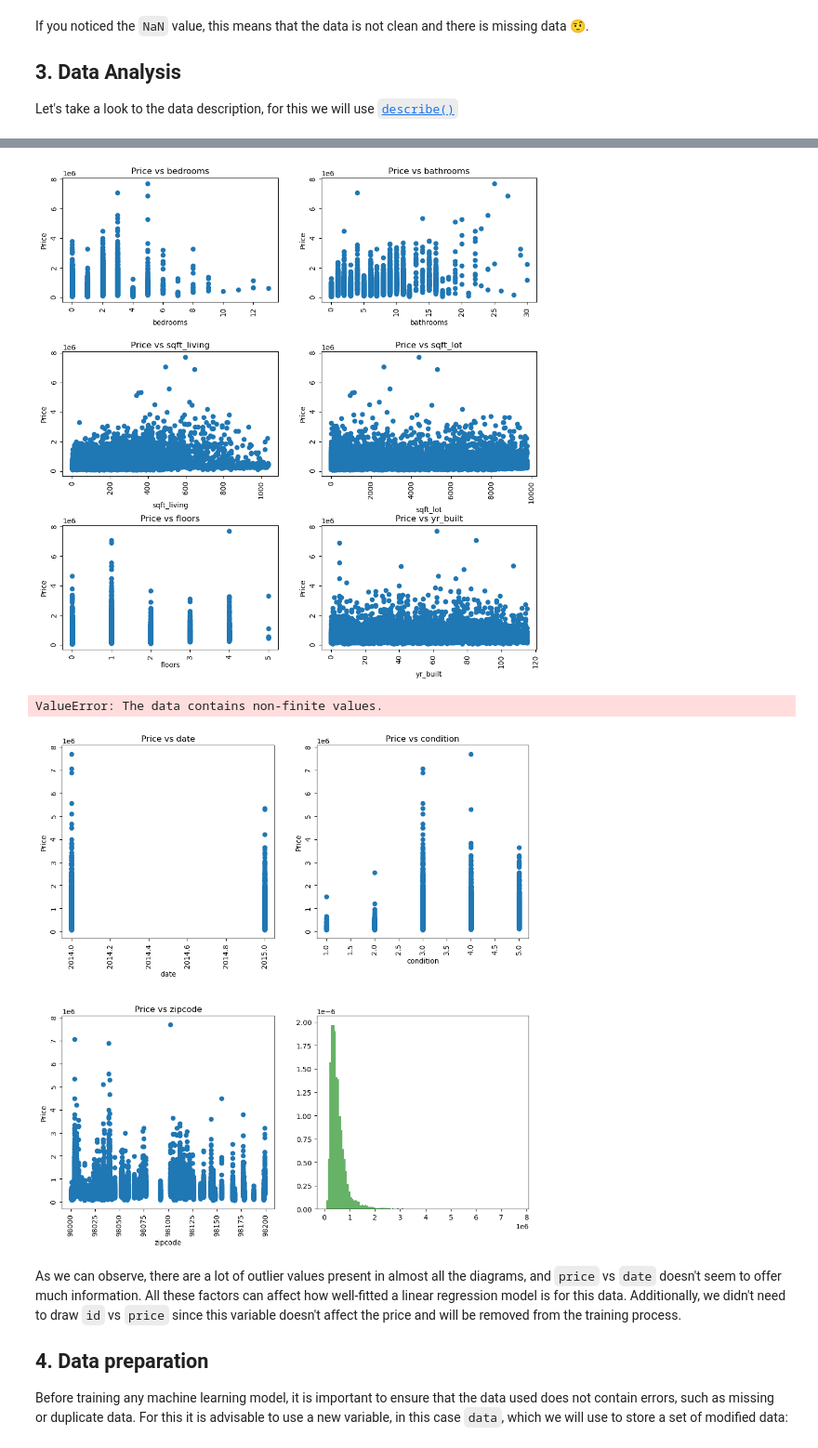
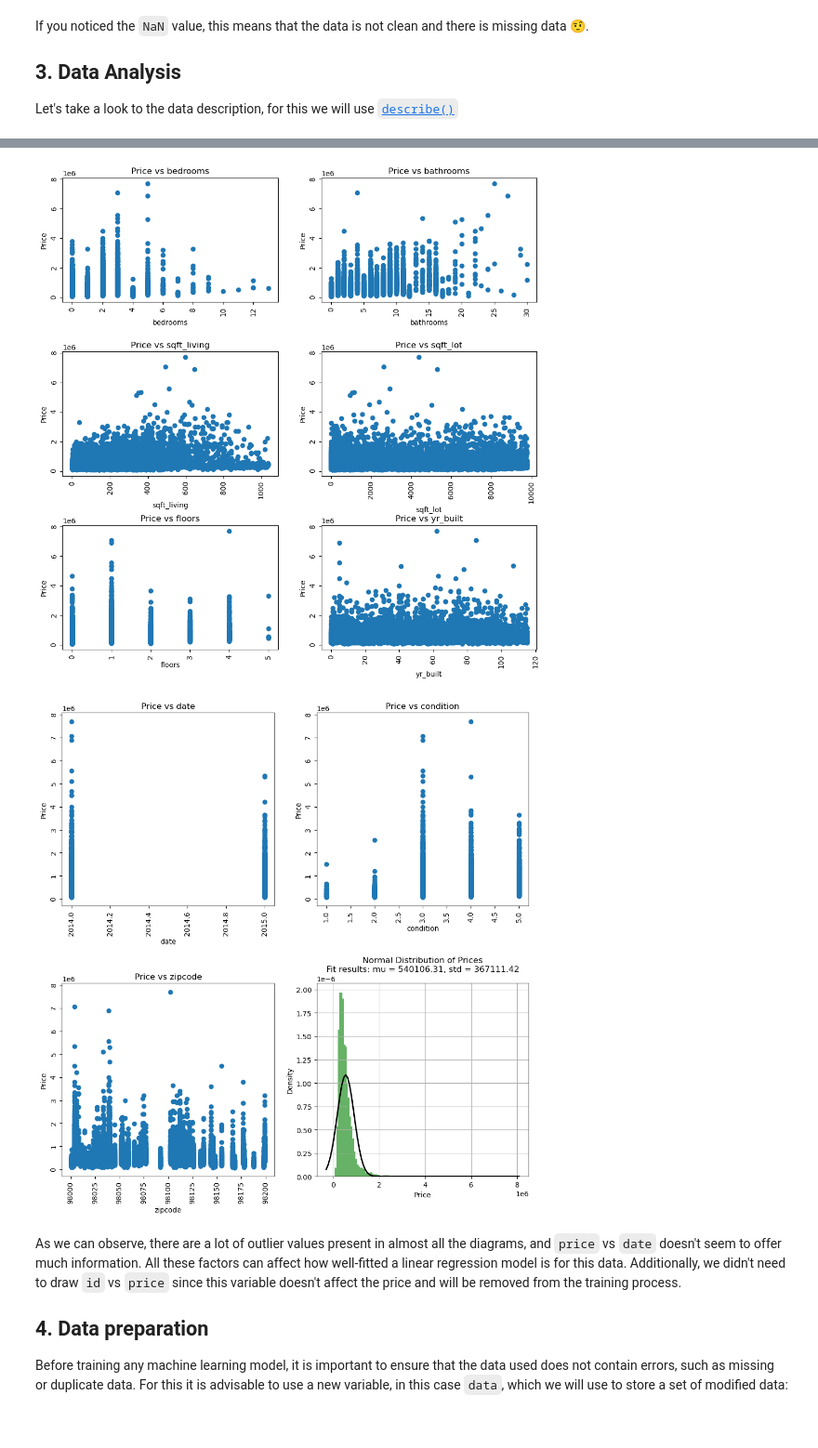
Before and after one commit to PedroTrujilloV/MLStuff, a Jupyter notebook: LinearRegression_Eng.ipynb, the cells around one changed output, grey strips where cells are left out. Shown: that part at 93% size. Saved outputs shown, nothing was run; the diff lists cells and outputs as text; code cells hidden in the pictures.

Commit message:
Fixed issue with diagrams

```diff
--- a/LinearRegression_Eng.ipynb
+++ b/LinearRegression_Eng.ipynb
@@ -92,15 +92,16 @@ Above we can see some statistics about each variable in our dataset, like the ho
 # Ensure inline display of plots in Jupyter notebooks
 %matplotlib inline
 
-
-# x_data_categ includes all columns except 'condition', 'zipcode', 'id', 'date', and 'price'
+# Drop specified columns to create a dataset of categorical variables
 x_data_categ = df_raw.drop(['condition', 'zipcode', 'id', 'date', 'price'], axis=1)
 
-# x_data_num includes all columns except 'id', 'bathrooms', 'bedrooms', 'sqft_lot', 'sqft_living', 'floors', 'yr_built', and 'price'
+# Drop specified columns to create a dataset of numerical variables
 x_data_num = df_raw.drop(['id', 'bathrooms', 'bedrooms', 'sqft_lot', 'sqft_living', 'floors', 'yr_built', 'price'], axis=1)
 
-# y_data_price contains the 'price' column
-y_data_price = df_raw['price']
+# Replace non-finite values in the 'price' column with the mean of the column
+price_mean = np.nanmean(df_raw['price'])
+y_data_price = df_raw['price'].fillna(price_mean)
+y_data_price = y_data_price.astype(int)
 
 # Create subplots with 3 rows and 2 columns, adjust the figure size
 figure, axis = plt.subplots(3, 2, figsize=(12, 12))
@@ -135,35 +136,34 @@ for (columnName, columnData) in x_data_num.items():
     flattenedAxis2[i].set_xlabel(columnName)  # Set the x-axis label
     flattenedAxis2[i].set_ylabel('Price')  # Set the y-axis label
     flattenedAxis2[i].tick_params(labelrotation=90)  # Rotate x-axis labels for better readability
     i += 1  # Increment the counter
 
 # Plot the histogram of the 'price' column
 count, bins, ignored = plt.hist(y_data_price, bins=120, density=True, alpha=0.6, color='g')
 
 # Fit a normal distribution to the 'price' data
 mu, std = norm.fit(y_data_price)
 
 # Generate x values for the normal distribution plot
 xmin, xmax = plt.xlim()
 x = np.linspace(xmin, xmax, 100)
 p = norm.pdf(x, mu, std)
 
 # Plot the normal distribution on the last subplot
 flattenedAxis2[3].plot(x, p, 'k', linewidth=2)
 flattenedAxis2[3].set_title('Price Distribution')  # Set the title of the subplot
 
 # Add titles and labels to the normal distribution plot
 title = f"Fit results: mu = {mu:.2f}, std = {std:.2f}"
 flattenedAxis2[3].set_title('Normal Distribution of Prices\n' + title)
 flattenedAxis2[3].set_xlabel('Price')  # Set the x-axis label
 flattenedAxis2[3].set_ylabel('Density')  # Set the y-axis label
 flattenedAxis2[3].grid(True)  # Enable the grid
 
 plt.show()  # Display the plot
 # %% [output]
 [figure]
-ValueError: The data contains non-finite values.
-[figure, old version]
+[figure, new version]
 # %% [markdown]
 As we can observe, there are a lot of outlier values present in almost all the diagrams, and `price` vs `date` doesn't seem to offer much information. All these factors can affect how well-fitted a linear regression model is for this data. Additionally, we didn't need to draw `id` vs `price` since this variable doesn't affect the price and will be removed from the training process.
 
```
Also changed, not shown: parts of 20 cells of this notebook.
